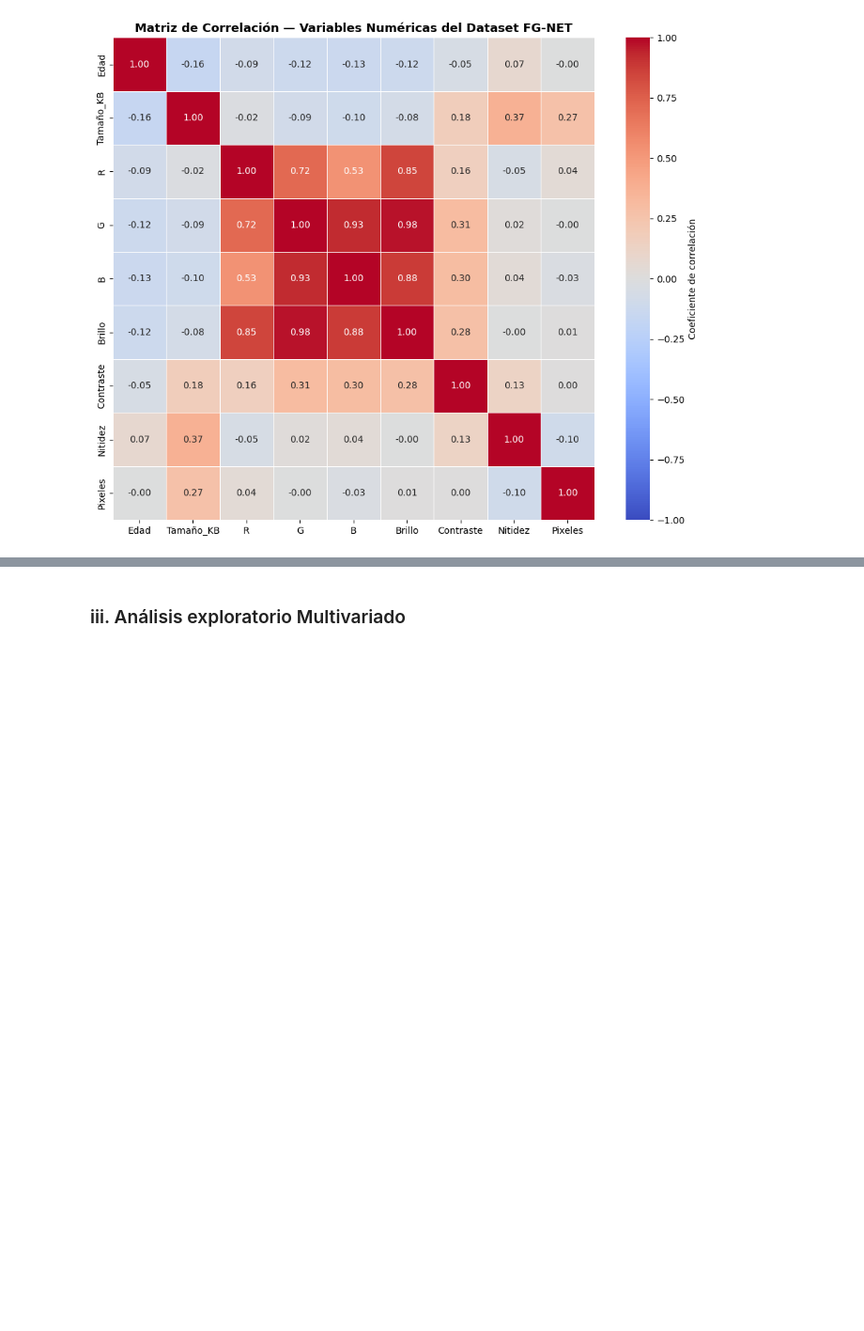
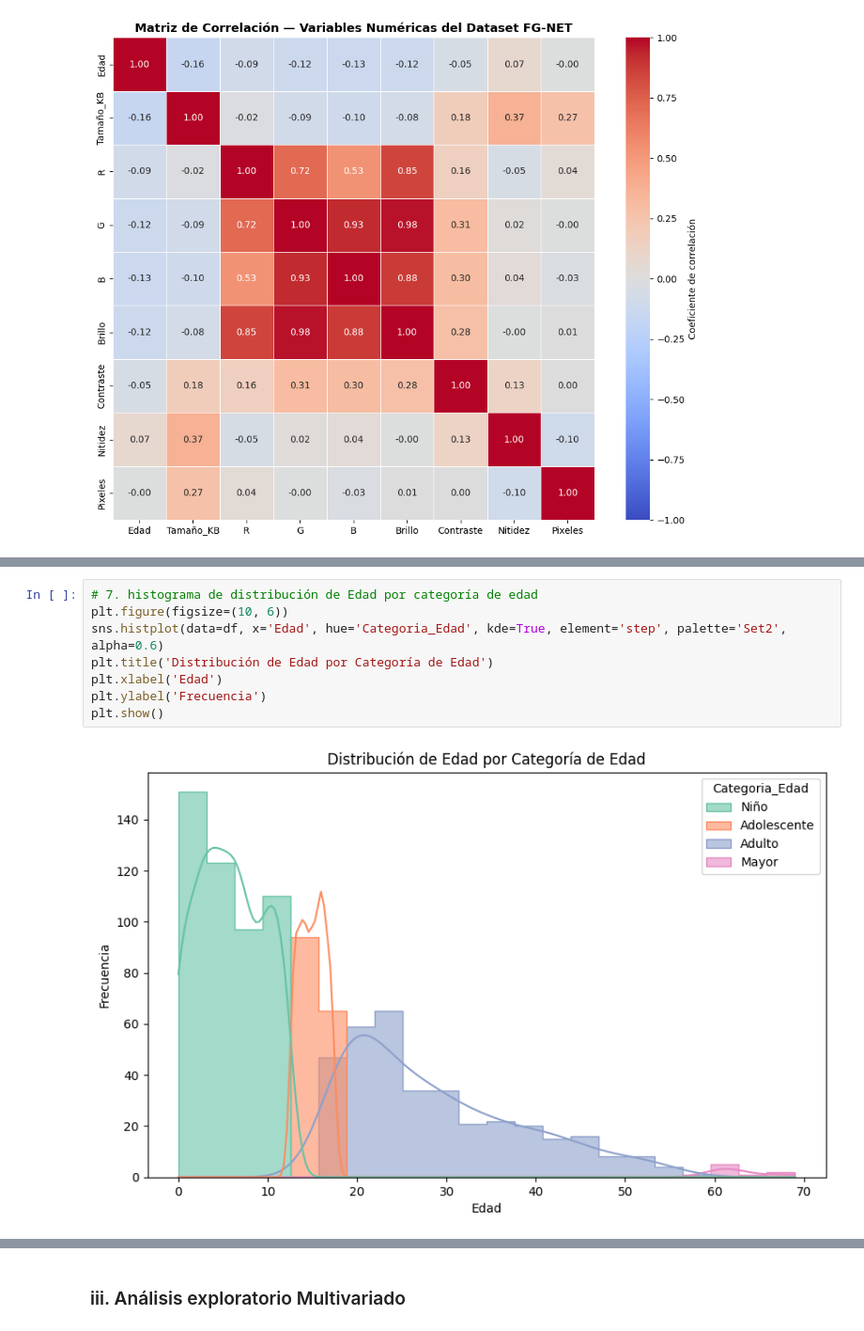
Before and after one commit to ZTARSNOVA/EDA-FGNET, a Jupyter notebook: FGNET_Avance2.ipynb, the cells around one changed output, grey strips where cells are left out. Shown at 94% size. Cells and saved outputs as stored; diff of their text form; blank space fills up the shorter version.

```diff
--- a/FGNET_Avance2.ipynb
+++ b/FGNET_Avance2.ipynb
@@ -461,0 +744,10 @@ plt.show()
+# %%
+# 7. histograma de distribución de Edad por categoría de edad
+plt.figure(figsize=(10, 6))
+sns.histplot(data=df, x='Edad', hue='Categoria_Edad', kde=True, element='step', palette='Set2', alpha=0.6)
+plt.title('Distribución de Edad por Categoría de Edad')
+plt.xlabel('Edad')
+plt.ylabel('Frecuencia')
+plt.show()
+# %% [output]
+[figure, added]
```
Also changed, not shown: parts of 23 cells of this notebook.
